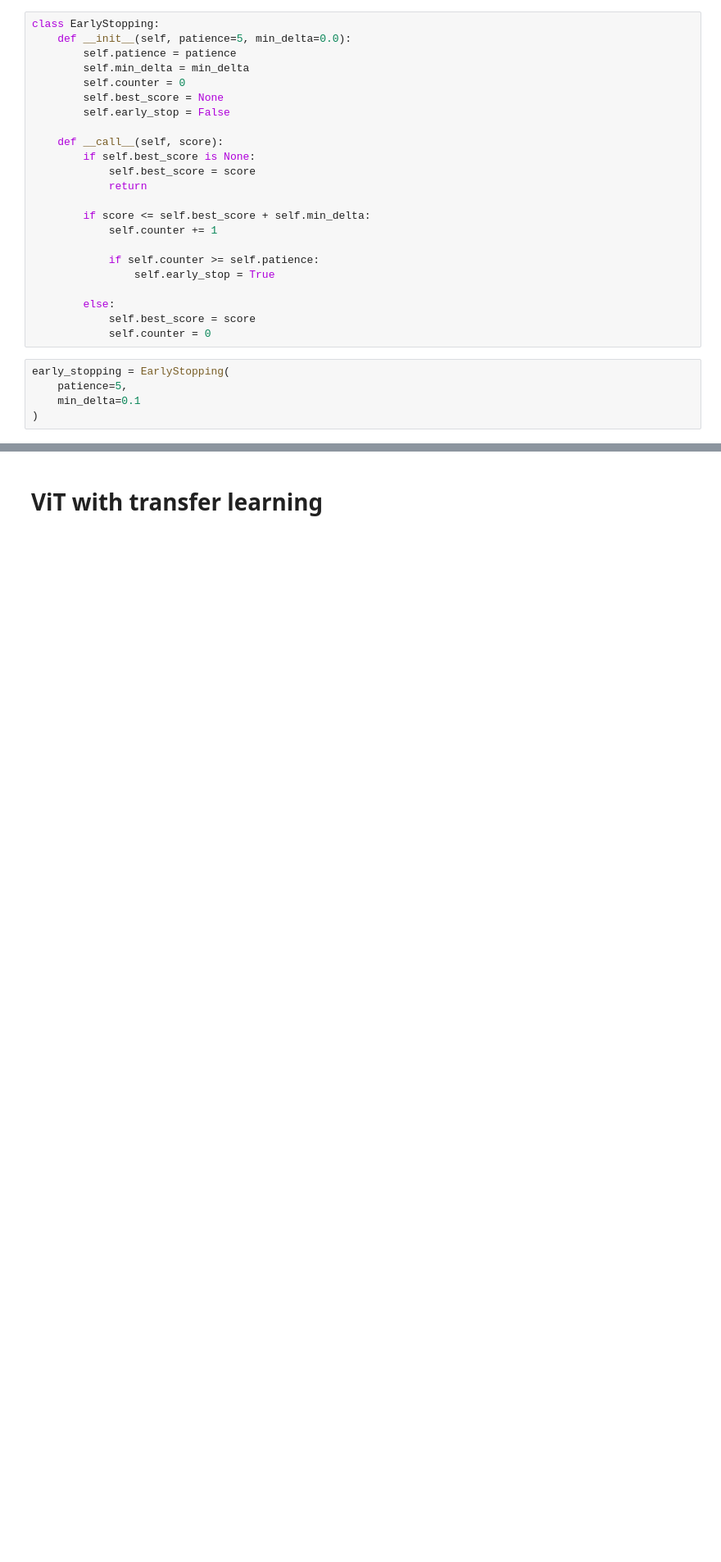
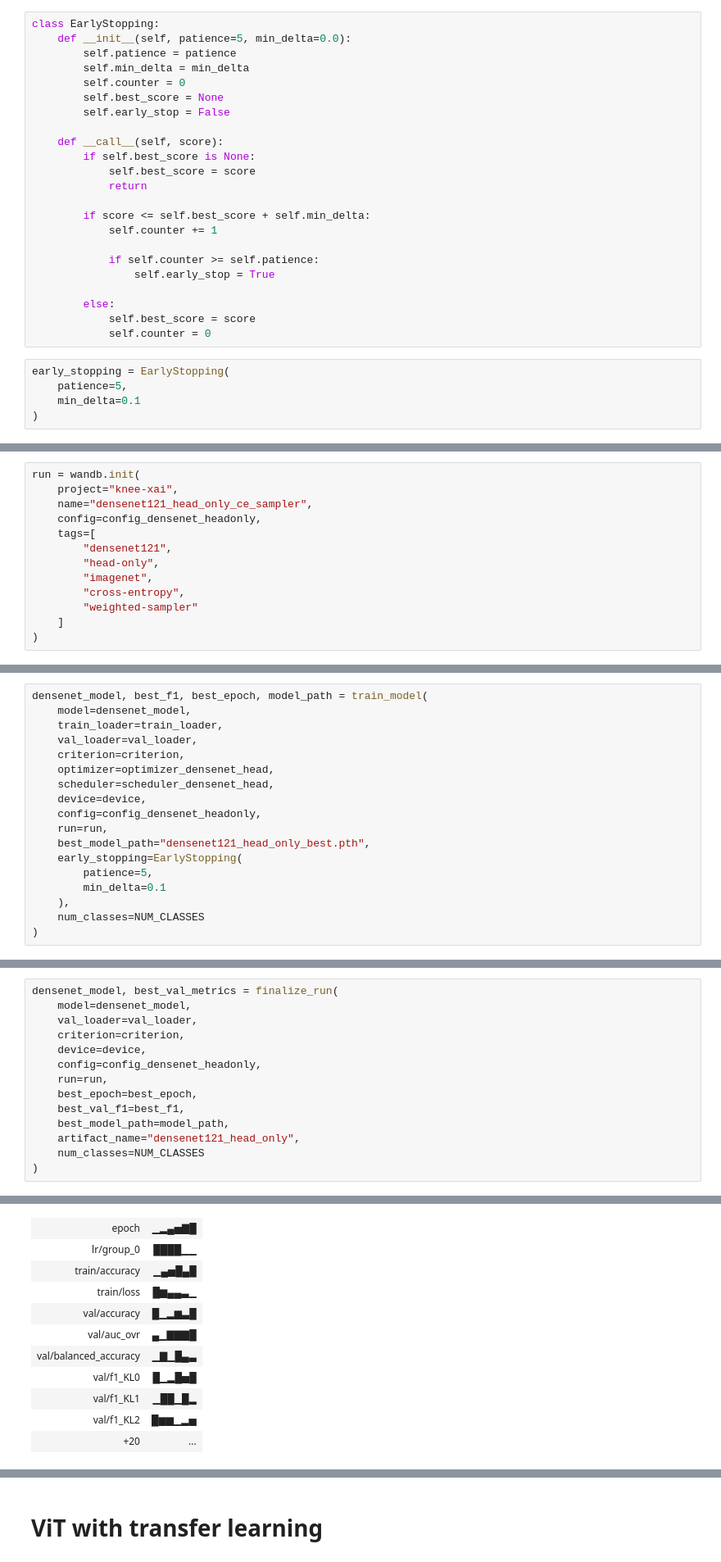
Before and after one commit to kubyllka/knee-osteoarthritis-xai, a Jupyter notebook: knee-osteoarthritis-anysis.ipynb, the cells around one changed output, grey strips where cells are left out. Shown at 82% size. Drawn from its saved outputs; the diff is of its cells as text; blank space fills up the shorter version.

Commit message:
Kaggle Notebook | Knee osteoarthritis | Version 7

```diff
--- a/knee-osteoarthritis-anysis.ipynb
+++ b/knee-osteoarthritis-anysis.ipynb
@@ -1826,0 +2210,13 @@ Find logs at: ./wandb/run-20260818_191943-k5g6ob5l/logs
+# %%
+run = wandb.init(
+    project="knee-xai",
+    name="densenet121_head_only_ce_sampler",
+    config=config_densenet_headonly,
+    tags=[
+        "densenet121",
+        "head-only",
+        "imagenet",
+        "cross-entropy",
+        "weighted-sampler"
+    ]
+)
@@ -1826,0 +2230,18 @@ Find logs at: ./wandb/run-20260818_191943-k5g6ob5l/logs
+# %%
+densenet_model, best_f1, best_epoch, model_path = train_model(
+    model=densenet_model,
+    train_loader=train_loader,
+    val_loader=val_loader,
+    criterion=criterion,
+    optimizer=optimizer_densenet_head,
+    scheduler=scheduler_densenet_head,
+    device=device,
+    config=config_densenet_headonly,
+    run=run,
+    best_model_path="densenet121_head_only_best.pth",
+    early_stopping=EarlyStopping(
+        patience=5,
+        min_delta=0.1
+    ),
+    num_classes=NUM_CLASSES
+)
@@ -1826,0 +2266,15 @@ Find logs at: ./wandb/run-20260818_191943-k5g6ob5l/logs
+# %%
+densenet_model, best_val_metrics = finalize_run(
+    model=densenet_model,
+    val_loader=val_loader,
+    criterion=criterion,
+    device=device,
+    config=config_densenet_headonly,
+    run=run,
+    best_epoch=best_epoch,
+    best_val_f1=best_f1,
+    best_model_path=model_path,
+    artifact_name="densenet121_head_only",
+    num_classes=NUM_CLASSES
+)
+# %% [output]
@@ -1826,0 +2283,11 @@ Find logs at: ./wandb/run-20260818_191943-k5g6ob5l/logs
+| epoch | ▁▂▄▅▇█ |
+| lr/group_0 | ████▁▁ |
+| train/accuracy | ▁▄▅█▄█ |
+| train/loss | █▆▄▄▃▁ |
+| val/accuracy | █▁▂▆▃█ |
+| val/auc_ovr | ▄▁▇▇▇█ |
+| val/balanced_accuracy | ▁▇▁█▄▃ |
+| val/f1_KL0 | █▁▂█▅█ |
+| val/f1_KL1 | ▁██▁█▂ |
+| val/f1_KL2 | █▆▆▁▂▅ |
+| +20 | ... |
```
Also changed, not shown: parts of 42 cells of this notebook.
